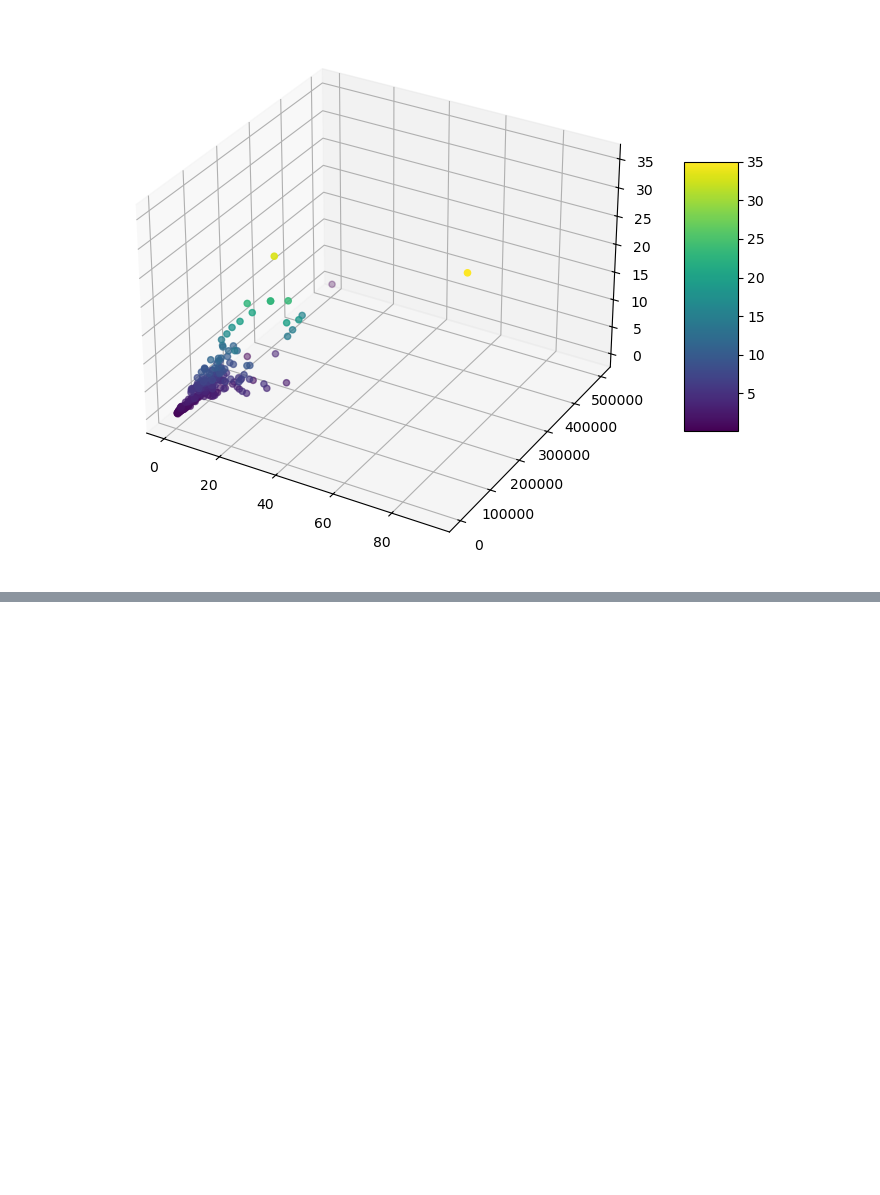
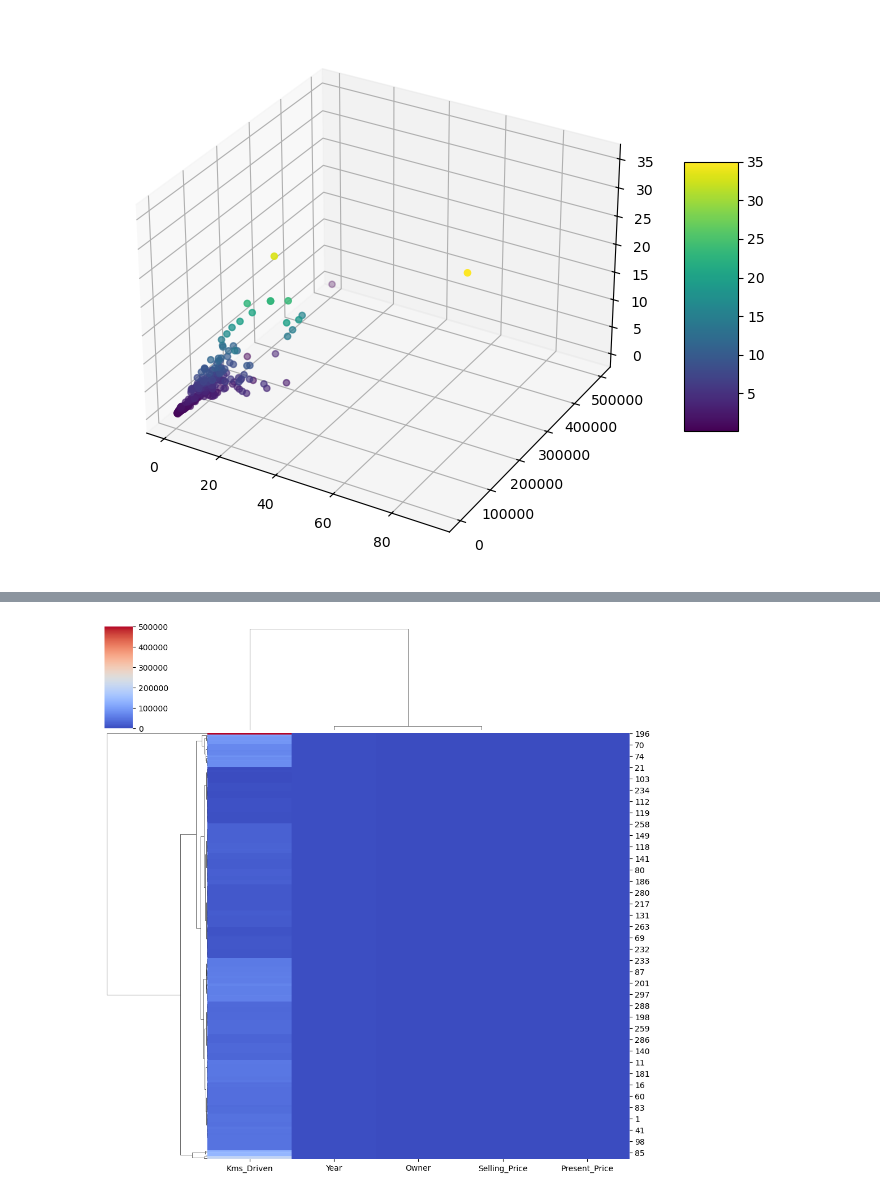
Before and after one commit to RoktimTaye/TIHAN-HYDRABAD-CLASSES, a Jupyter notebook: MODULE 1/RecallMatPlotLib.ipynb, the cells around one changed output, grey strips where cells are left out. Cells and saved outputs as stored; diff of their text form; code cells hidden in the pictures; blank space fills up the shorter version.

```diff
--- a/MODULE 1/RecallMatPlotLib.ipynb
+++ b/MODULE 1/RecallMatPlotLib.ipynb
@@ -82,0 +131,6 @@ plt.show()
+# %%
+Mydf = df.select_dtypes(include='number')
+sns.clustermap(Mydf,cmap='coolwarm')
+plt.show()
+# %% [output]
+[figure, added]
```
Also changed, not shown: parts of 4 cells of this notebook, 1 other file.
